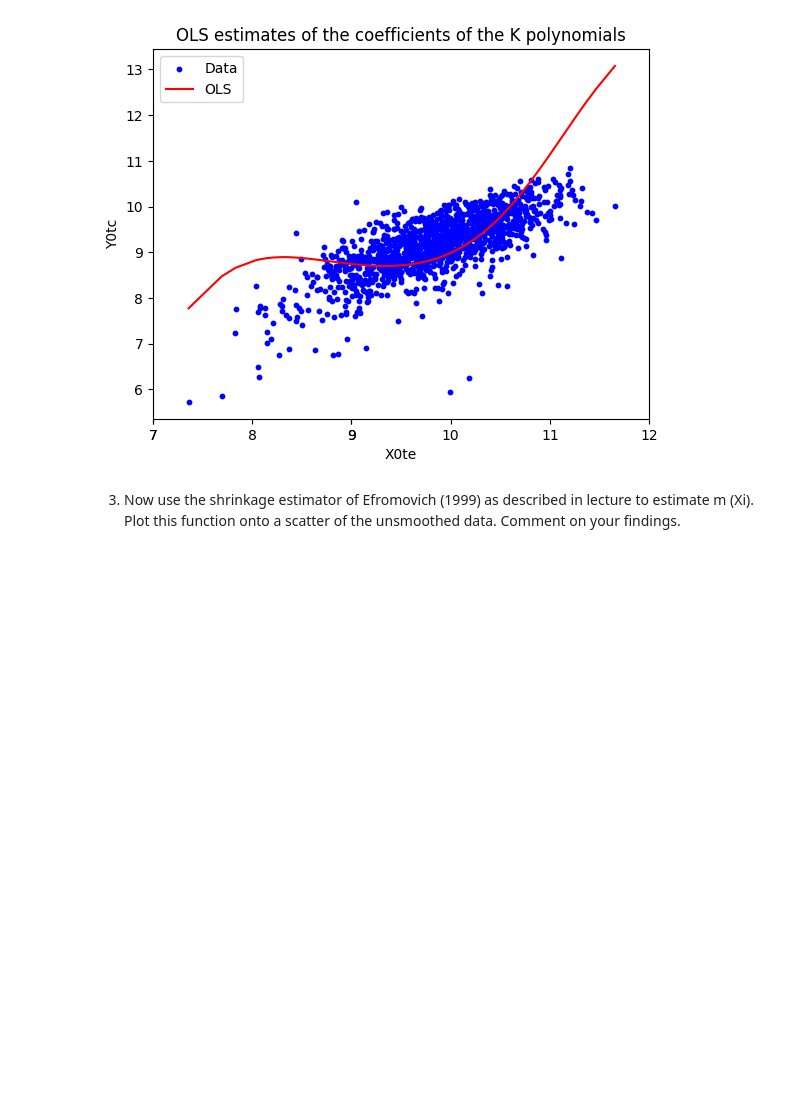
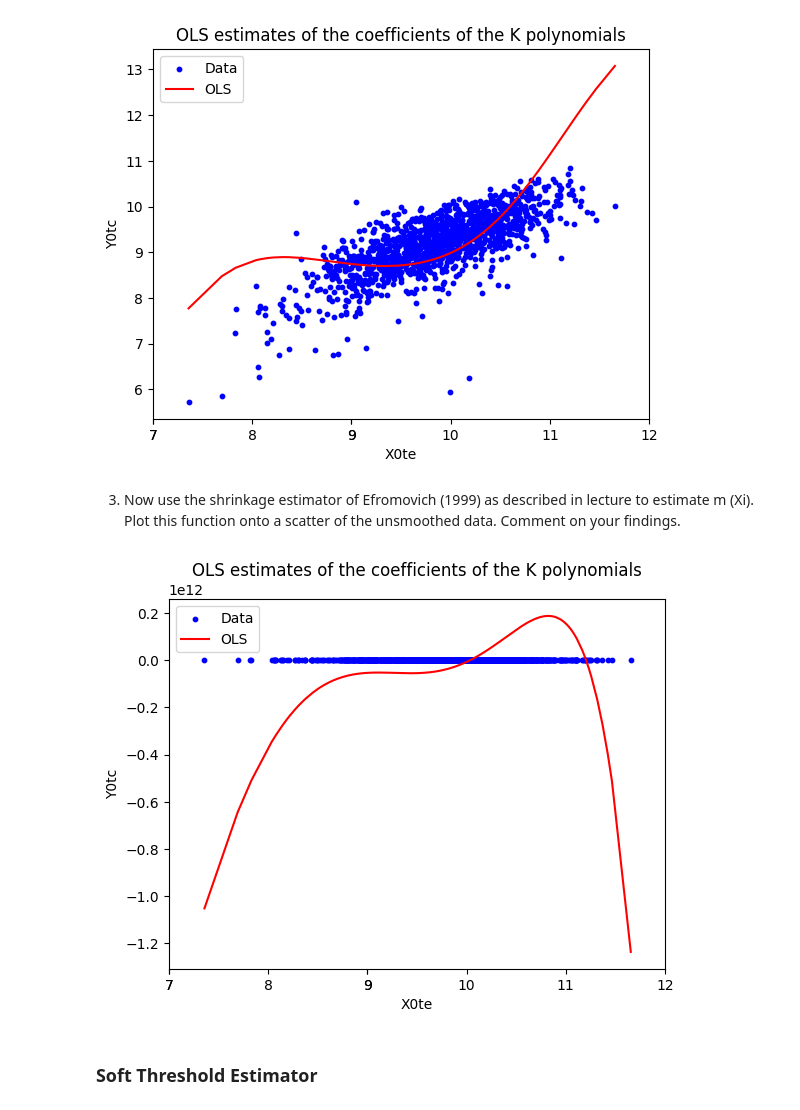
Before and after one commit to MuhammadCourses/Ec240a, a Jupyter notebook: Problem Sets/PS2_Code.ipynb, the cells around one changed output. Saved outputs shown, nothing was run; the diff lists cells and outputs as text; code cells hidden in the pictures; blank space fills up the shorter version.

Commit message:
added code for soft threshold and Efron estimators

```diff
--- a/Problem Sets/PS2_Code.ipynb
+++ b/Problem Sets/PS2_Code.ipynb
@@ -8,7 +8,7 @@ import numpy as np
 import matplotlib.pyplot as plt
 # %%
 # set paths to working directory
-path = '/Users/muhammadbashir/GitHub/MuhammadCourses/Ec240a/Problem Sets/PS1'
+path = '/Users/muhammadbashir/GitHub/MuhammadCourses/Ec240a/Problem Sets'
 # load RPS_calorie_data.out data and read only columns Y0tc and X0te.
 calories = pd.read_csv(path + '/RPS_calorie_data.out',usecols=['Y0tc','X0te'])
 calories.head()
@@ -100,3 +100,31 @@ plt.show()
 # %% [markdown]
 3. Now use the shrinkage estimator of Efromovich (1999) as described in lecture to estimate m (Xi). Plot
 this function onto a scatter of the unsmoothed data. Comment on your findings.
+# %%
+# Define Shrinkage constant c as 1-(Sigma^2)/(N*beta^2)
+N = len(Y)
+c = np.zeros(K)
+theta = np.zeros(K)
+for i in range(K):
+    c[i] = 1 - (np.var(Y - X @ beta) / N) / beta[i]**2
+    theta[i] = c[i] * beta[i]
+calories['Y0tc_hat_shrink'] = X @ theta
+# %%
+plt.scatter(calories['X0te'], calories['Y0tc'], label='Data', color='blue', s=10)
+sorted_indices = np.argsort(calories['X0te'])
+plt.plot(calories['X0te'].iloc[sorted_indices], calories['Y0tc_hat_shrink'].iloc[sorted_indices], label='OLS', color='red')
+plt.xlabel('X0te')
+plt.ylabel('Y0tc')
+plt.legend()
+plt.title('OLS estimates of the coefficients of the K polynomials')
+
+# Add 10 equally spaced xticks
+xticks = np.linspace(np.floor(calories['X0te'].min()), np.ceil(calories['X0te'].max()), 8)
+xticks = xticks.astype(int)
+plt.xticks(xticks)
+
+plt.show()
+# %% [output]
+[figure, added]
+# %% [markdown]
+### Soft Threshold Estimator
```
Also changed, not shown: parts of 2 cells of this notebook.
